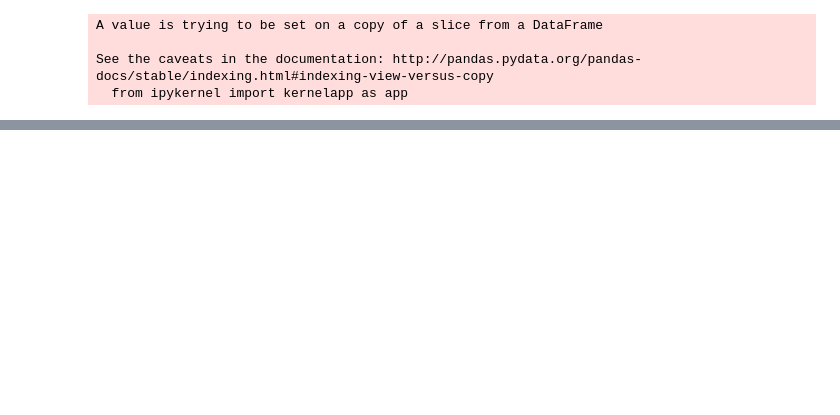
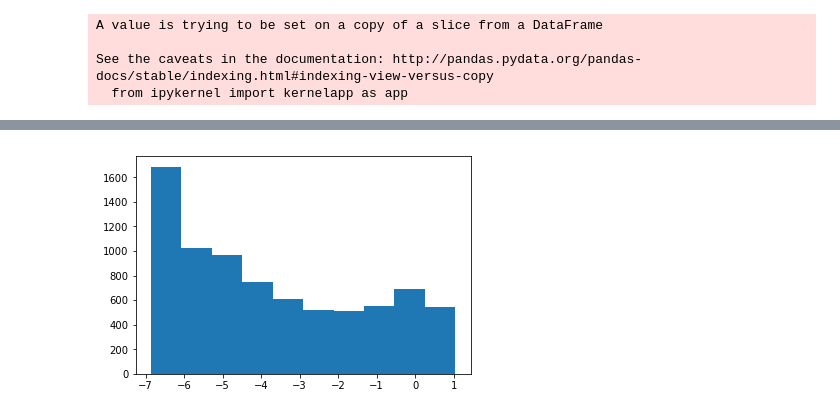
Before and after one commit to gurkpet/Solar-Panel-Market-Modeling, a Jupyter notebook: Solar Project.ipynb, the cells around one changed output, grey strips where cells are left out. Cells and saved outputs as stored; diff of their text form; code cells hidden in the pictures; blank space fills up the shorter version.

```diff
--- a/Solar Project.ipynb
+++ b/Solar Project.ipynb
@@ -130,0 +181,7 @@ array([ 0.70085445,  0.77518577,  0.81093461,  0.78136589,  0.66151647])
+# %%
+test = boxcox(test_solar_home.per_capita.apply(lambda x: x+0.1))[0]
+# %%
+plt.hist(test)
+plt.show()
+# %% [output]
+[figure, added]
```
Also changed, not shown: parts of 46 cells of this notebook, 23 other files.
